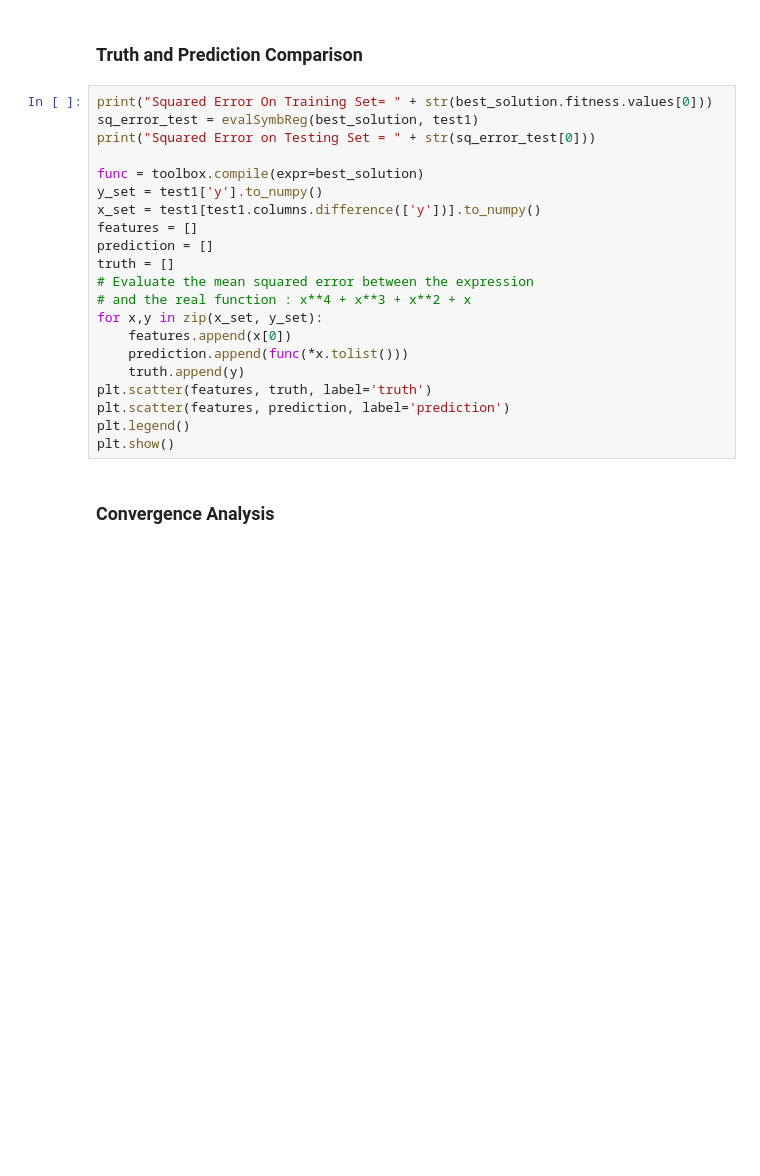
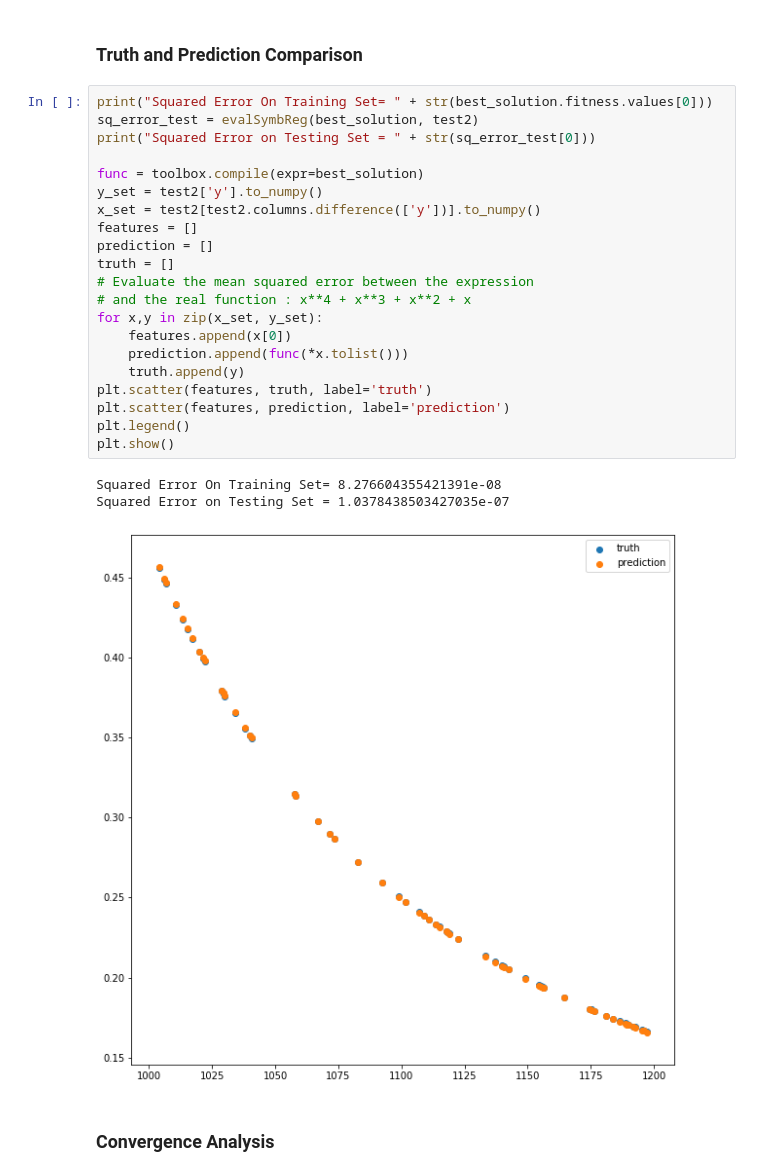
Before and after one commit to upadhyan/Symbolic-Regression, a Jupyter notebook: GP_Execution.ipynb, the cells around one changed output. Drawn from its saved outputs; the diff is of its cells as text; blank space fills up the shorter version.

```diff
--- a/GP_Execution.ipynb
+++ b/GP_Execution.ipynb
@@ -265,25 +268,29 @@ expr
 ### Truth and Prediction Comparison
 # %%
 print("Squared Error On Training Set= " + str(best_solution.fitness.values[0]))
-sq_error_test = evalSymbReg(best_solution, test1)
+sq_error_test = evalSymbReg(best_solution, test2)
 print("Squared Error on Testing Set = " + str(sq_error_test[0]))
 
 func = toolbox.compile(expr=best_solution)
-y_set = test1['y'].to_numpy()
-x_set = test1[test1.columns.difference(['y'])].to_numpy()
+y_set = test2['y'].to_numpy()
+x_set = test2[test2.columns.difference(['y'])].to_numpy()
 features = []
 prediction = []
 truth = []
 # Evaluate the mean squared error between the expression
 # and the real function : x**4 + x**3 + x**2 + x
 for x,y in zip(x_set, y_set):
     features.append(x[0])
     prediction.append(func(*x.tolist()))
     truth.append(y)
 plt.scatter(features, truth, label='truth')
 plt.scatter(features, prediction, label='prediction')
 plt.legend()
 plt.show()
+# %% [output]
+Squared Error On Training Set= 8.276604355421391e-08
+Squared Error on Testing Set = 1.0378438503427035e-07
+[figure, added]
 # %% [markdown]
 ### Convergence Analysis
 # %%
```
Also changed, not shown: parts of 3 cells of this notebook.
